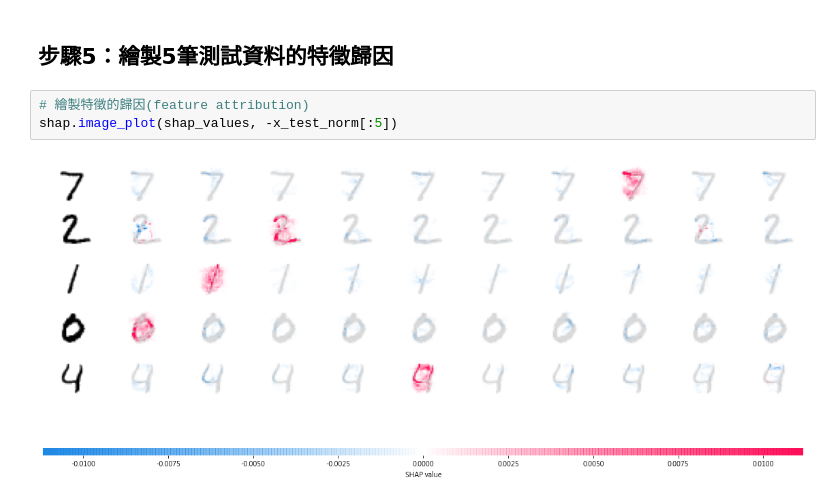
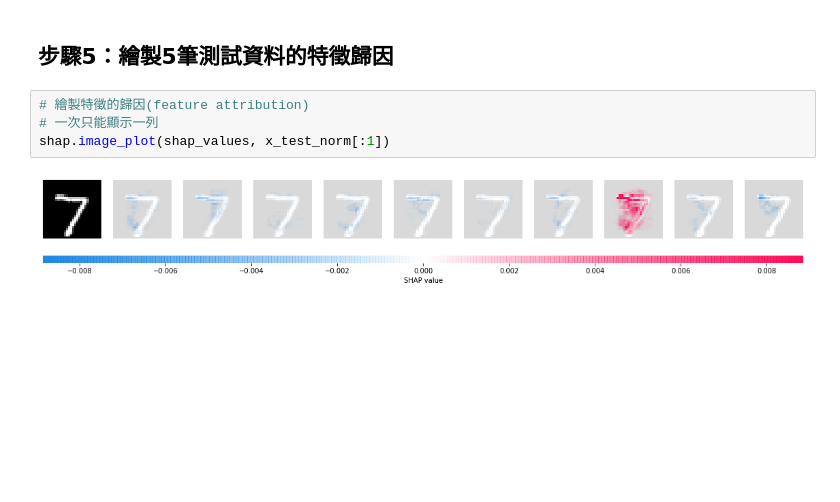
Before and after one commit to mc6666/DL_Book, a Jupyter notebook: src/06_08_Shap_MNIST.ipynb, the cells around one changed output. Saved outputs shown, nothing was run; the diff lists cells and outputs as text; blank space fills up the shorter version.

```diff
--- a/src/06_08_Shap_MNIST.ipynb
+++ b/src/06_08_Shap_MNIST.ipynb
@@ -112,6 +106,7 @@ np.array(shap_values).shape
 ## 步驟5：繪製5筆測試資料的特徵歸因
 # %%
 # 繪製特徵的歸因(feature attribution)
-shap.image_plot(shap_values, -x_test_norm[:5])
+# 一次只能顯示一列
+shap.image_plot(shap_values, x_test_norm[:1])
 # %% [output]
-[figure, old version]
+[figure, new version]
```
Also changed, not shown: parts of 2 cells of this notebook.
